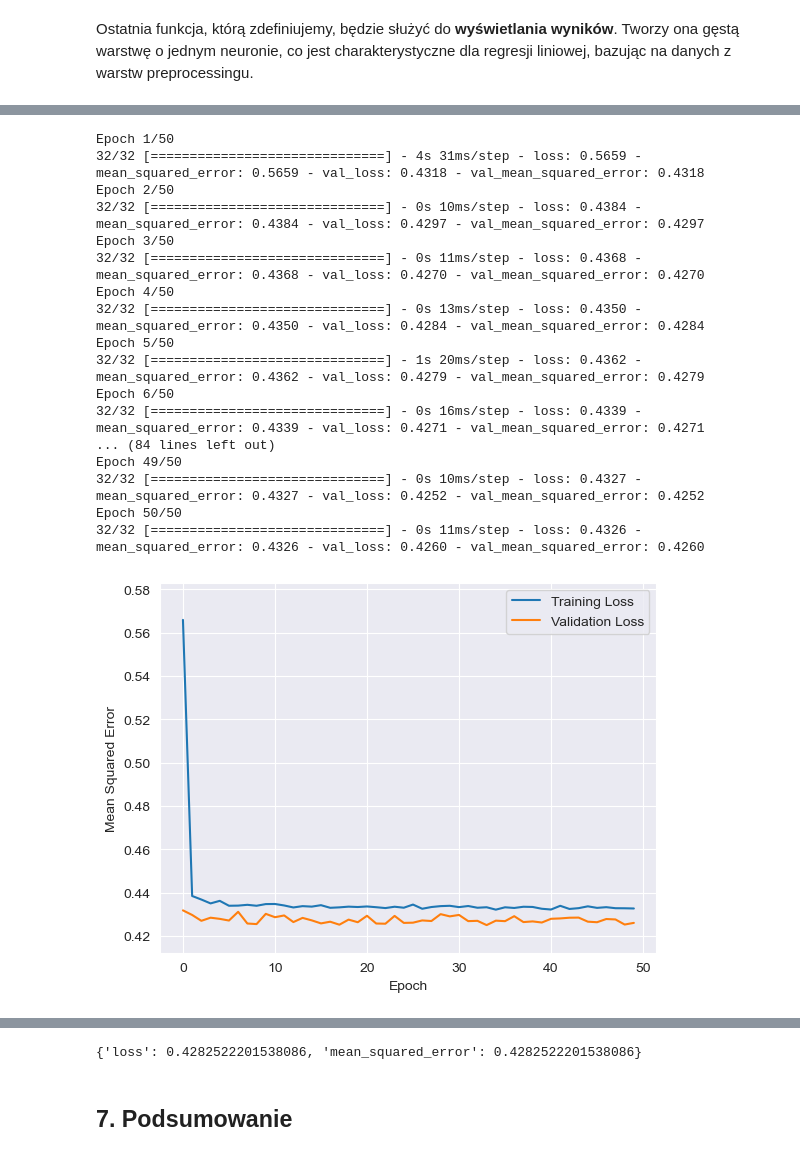
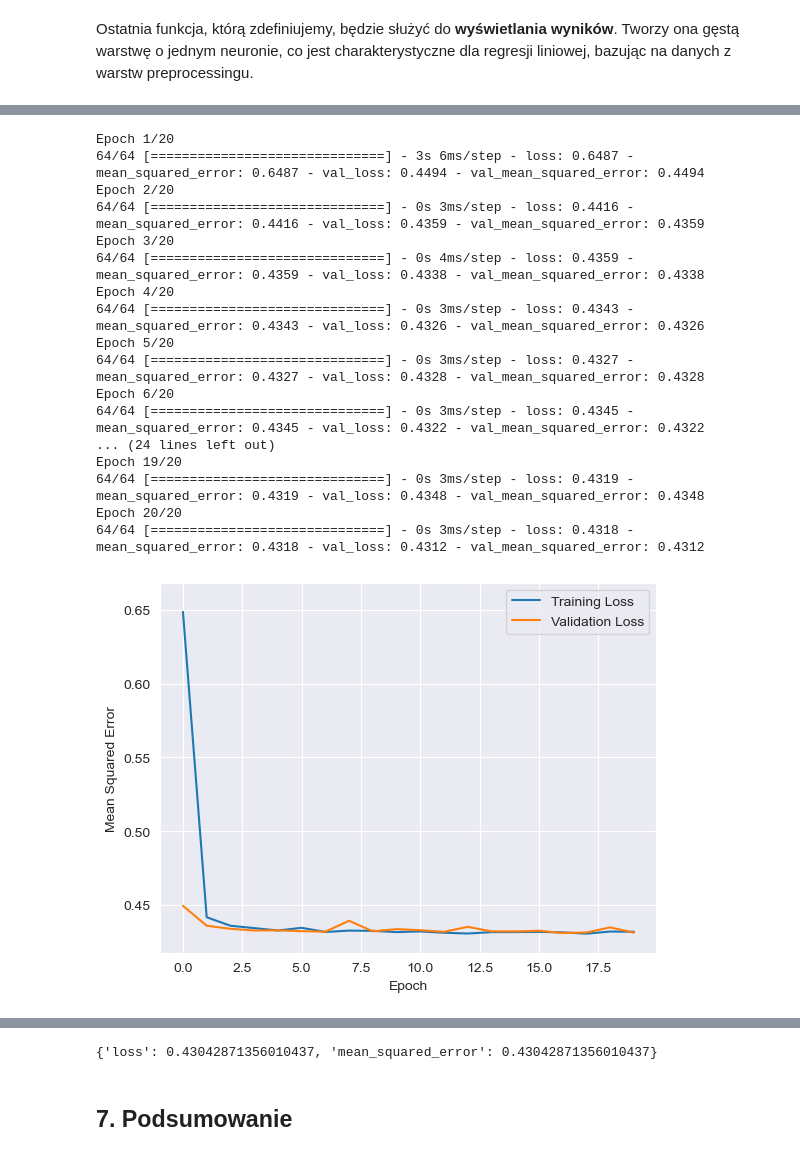
Before and after one commit to staszczm/LaboratoriumPRIAD, a Jupyter notebook: index.ipynb, the cells around one changed output, grey strips where cells are left out. Saved outputs shown, nothing was run; the diff lists cells and outputs as text; code cells hidden in the pictures.

```diff
--- a/index.ipynb
+++ b/index.ipynb
@@ -228,21 +252,24 @@ Po normalizacji każdej z kolumn dokonujemy ich **konkatenacji** tzn. łączymy
 # %%
 inputs = {}
-normalized = []
-columns_to_normalize = ['SquareFeet', 'Bedrooms', 'Bathrooms', 'YearBuilt']
+ready_for_concatenate = []
+columns_to_normalize = ['SquareFeet', 'YearBuilt']
 # %%
-inputs['Bedrooms'] = tf.keras.layers.Input(name='Bedrooms', shape=(1,), dtype='int64')
-inputs['Bathrooms'] = tf.keras.layers.Input(name='Bathrooms', shape=(1,), dtype='int64')
+for column in train_dataset.drop('Price', axis=1).columns:
+    inputs[column] = tf.keras.layers.Input(name=column, shape=(1,), dtype='float32')
+
+ready_for_concatenate.append(inputs['Bedrooms'])
+ready_for_concatenate.append(inputs['Bathrooms'])
 
 for column in one_hot.columns:
-    inputs[column] = tf.keras.layers.Input(name=column, shape=(1,), dtype='int64')
+    ready_for_concatenate.append(inputs[column])
 
 for column in columns_to_normalize:
-    inputs[column] = tf.keras.layers.Input(name=column, shape=(1,), dtype='int64')
     normalization_layer = tf.keras.layers.Normalization(name='normalization_' + column, axis=None)
-    normalization_layer.adapt(np.array(train_dataset[column]))
-    normalized.append(normalization_layer(inputs[column]))
+    normalization_layer.adapt(train_dataset[column])
+    normalization_layer = normalization_layer(inputs[column])
+    ready_for_concatenate.append(normalization_layer)
 
-preprocessing_layers = tf.keras.layers.Concatenate()(normalized)
+preprocessing_layers = tf.keras.layers.Concatenate()(ready_for_concatenate)
 
 print("Preprocessing layers defined.")
 # %% [output]
@@ -432,51 +468,51 @@ def get_outputs_dnn():
 
     return outputs
 # %%
-learning_rate = 0.005
-epochs = 50
-batch_size = 1000
+learning_rate = 0.001
+epochs = 20
+batch_size = 500
 label_name = "Price"
 validation_split = 0.2
 
 dnn_outputs = get_outputs_dnn()
 
 # Establish the model's topography.
 my_model = create_model(
     inputs,
     dnn_outputs,
     learning_rate)
 
 # Train the model on the normalized training set. We're passing the entire
 # normalized training set, but the model will only use the features
 # defined in our inputs.
 epochs, mse, history = train_model(my_model, train_dataset, epochs,
                                    batch_size, label_name, validation_split)
 plot_the_loss_curve(epochs, mse, history["val_mean_squared_error"])
 
 # After building a model against the training set, test that model
 # against the test set.
 test_features = {name:np.array(value) for name, value in test_dataset.items()}
 test_label = test_price_normalized(np.array(test_features.pop(label_name))) # isolate the label
 
 print("\n Evaluate the new model against the test set:")
 my_model.evaluate(x = test_features, y = test_label, batch_size=batch_size, return_dict=True)
 # %% [output]
-Epoch 1/50
-32/32 [==============================] - 4s 31ms/step - loss: 0.5659 - mean_squared_error: 0.5659 - val_loss: 0.4318 - val_mean_squared_error: 0.4318
-Epoch 2/50
-32/32 [==============================] - 0s 10ms/step - loss: 0.4384 - mean_squared_error: 0.4384 - val_loss: 0.4297 - val_mean_squared_error: 0.4297
-Epoch 3/50
-32/32 [==============================] - 0s 11ms/step - loss: 0.4368 - mean_squared_error: 0.4368 - val_loss: 0.4270 - val_mean_squared_error: 0.4270
-Epoch 4/50
-32/32 [==============================] - 0s 13ms/step - loss: 0.4350 - mean_squared_error: 0.4350 - val_loss: 0.4284 - val_mean_squared_error: 0.4284
-Epoch 5/50
-32/32 [==============================] - 1s 20ms/step - loss: 0.4362 - mean_squared_error: 0.4362 - val_loss: 0.4279 - val_mean_squared_error: 0.4279
-Epoch 6/50
-32/32 [==============================] - 0s 16ms/step - loss: 0.4339 - mean_squared_error: 0.4339 - val_loss: 0.4271 - val_mean_squared_error: 0.4271
-... (84 lines left out)
-Epoch 49/50
-32/32 [==============================] - 0s 10ms/step - loss: 0.4327 - mean_squared_error: 0.4327 - val_loss: 0.4252 - val_mean_squared_error: 0.4252
-Epoch 50/50
-32/32 [==============================] - 0s 11ms/step - loss: 0.4326 - mean_squared_error: 0.4326 - val_loss: 0.4260 - val_mean_squared_error: 0.4260
+Epoch 1/20
+64/64 [==============================] - 3s 6ms/step - loss: 0.6487 - mean_squared_error: 0.6487 - val_loss: 0.4494 - val_mean_squared_error: 0.4494
+Epoch 2/20
+64/64 [==============================] - 0s 3ms/step - loss: 0.4416 - mean_squared_error: 0.4416 - val_loss: 0.4359 - val_mean_squared_error: 0.4359
+Epoch 3/20
+64/64 [==============================] - 0s 4ms/step - loss: 0.4359 - mean_squared_error: 0.4359 - val_loss: 0.4338 - val_mean_squared_error: 0.4338
+Epoch 4/20
+64/64 [==============================] - 0s 3ms/step - loss: 0.4343 - mean_squared_error: 0.4343 - val_loss: 0.4326 - val_mean_squared_error: 0.4326
+Epoch 5/20
+64/64 [==============================] - 0s 3ms/step - loss: 0.4327 - mean_squared_error: 0.4327 - val_loss: 0.4328 - val_mean_squared_error: 0.4328
+Epoch 6/20
+64/64 [==============================] - 0s 3ms/step - loss: 0.4345 - mean_squared_error: 0.4345 - val_loss: 0.4322 - val_mean_squared_error: 0.4322
+... (24 lines left out)
+Epoch 19/20
+64/64 [==============================] - 0s 3ms/step - loss: 0.4319 - mean_squared_error: 0.4319 - val_loss: 0.4348 - val_mean_squared_error: 0.4348
+Epoch 20/20
+64/64 [==============================] - 0s 3ms/step - loss: 0.4318 - mean_squared_error: 0.4318 - val_loss: 0.4312 - val_mean_squared_error: 0.4312
-[figure, old version]
+[figure, new version]
  Evaluate the new model against the test set:
@@ -484,4 +520,4 @@ Epoch 50/50
-{'loss': 0.4282522201538086, 'mean_squared_error': 0.4282522201538086}
+{'loss': 0.43042871356010437, 'mean_squared_error': 0.43042871356010437}
 # %% [markdown]
 ## 7. Podsumowanie
 # %% [markdown]
```
Also changed, not shown: parts of 11 cells of this notebook.
